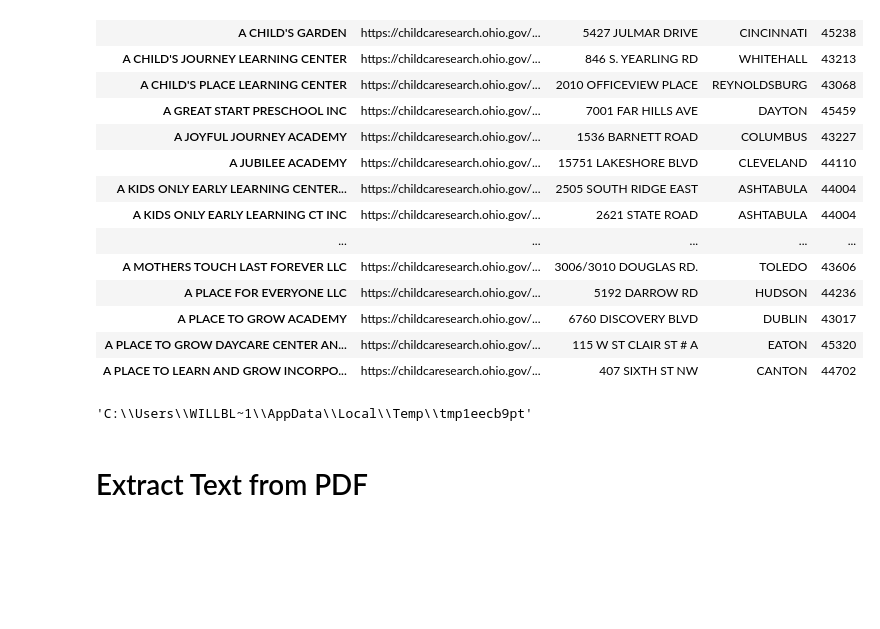
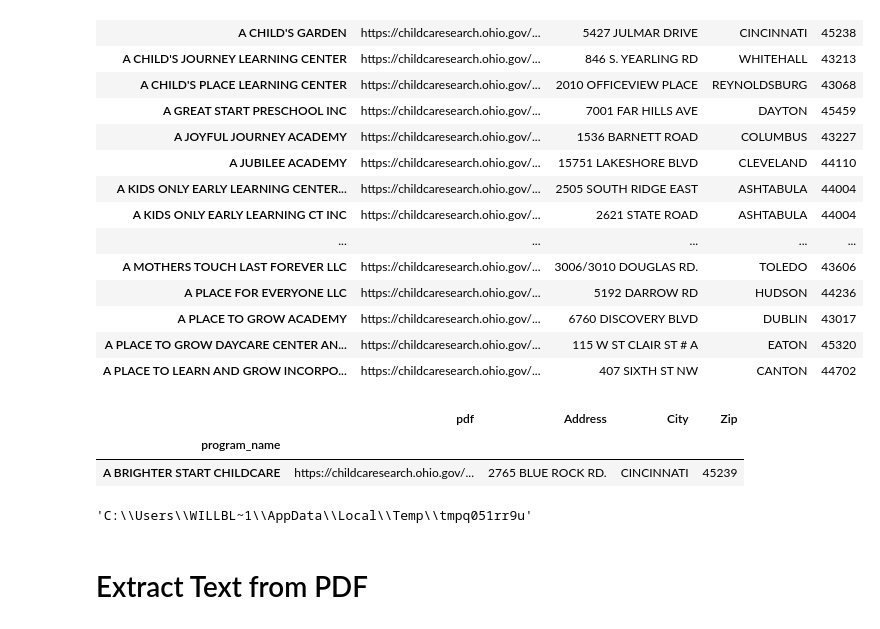
Before and after one commit to Will-Blanton/ODJFS-Licensing-Reports-Webscraper, a Jupyter notebook: test_scraper.ipynb, the cells around one changed output. Drawn from its saved outputs; the diff is of its cells as text; code cells hidden in the pictures; blank space fills up the shorter version.

```diff
--- a/test_scraper.ipynb
+++ b/test_scraper.ipynb
@@ -205,3 +376,11 @@ pdf_links
 | A PLACE TO GROW ACADEMY | https://childcaresearch.ohio.gov/... | 6760 DISCOVERY BLVD | DUBLIN | 43017 |
 | A PLACE TO GROW DAYCARE CENTER AN... | https://childcaresearch.ohio.gov/... | 115 W ST CLAIR ST # A | EATON | 45320 |
 | A PLACE TO LEARN AND GROW INCORPO... | https://childcaresearch.ohio.gov/... | 407 SIXTH ST NW | CANTON | 44702 |
+# %%
+center_df = pd.DataFrame(pdf_links.iloc[1]).T
+center_df.index.name = "program_name"
+center_df
+# %% [output]
+|  | pdf | Address | City | Zip |
+| program_name |  |  |  |  |
+| A BRIGHTER START CHILDCARE | https://childcaresearch.ohio.gov/... | 2765 BLUE ROCK RD. | CINCINNATI | 45239 |
@@ -208,8 +389,8 @@ pdf_links
 # %%
-local_file, _ = urllib.request.urlretrieve(pdf_links.iloc[1]['pdf'])
+local_file, _ = urllib.request.urlretrieve(center_df['pdf'].iloc[0])
 local_file
 # %% [output]
-'C:\\Users\\WILLBL~1\\AppData\\Local\\Temp\\tmp1eecb9pt'
+'C:\\Users\\WILLBL~1\\AppData\\Local\\Temp\\tmpq051rr9u'
 # %% [markdown]
 # Extract Text from PDF
 # %%
```
Also changed, not shown: parts of 34 cells of this notebook.
